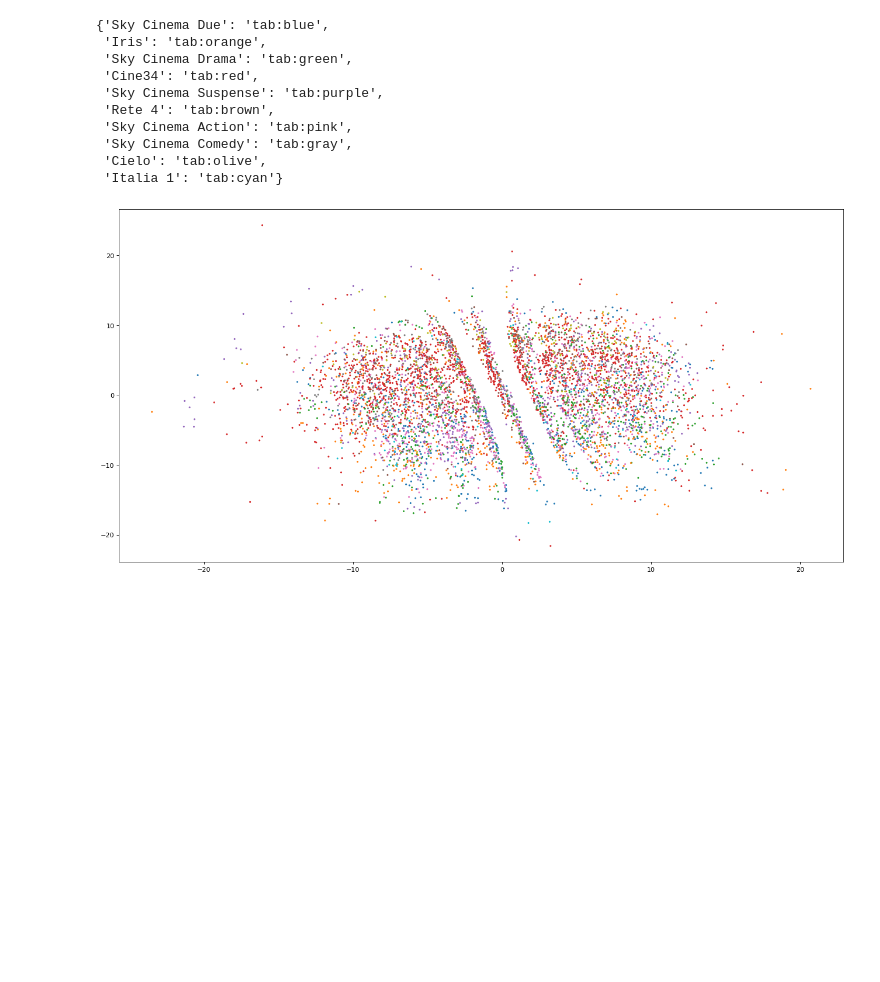
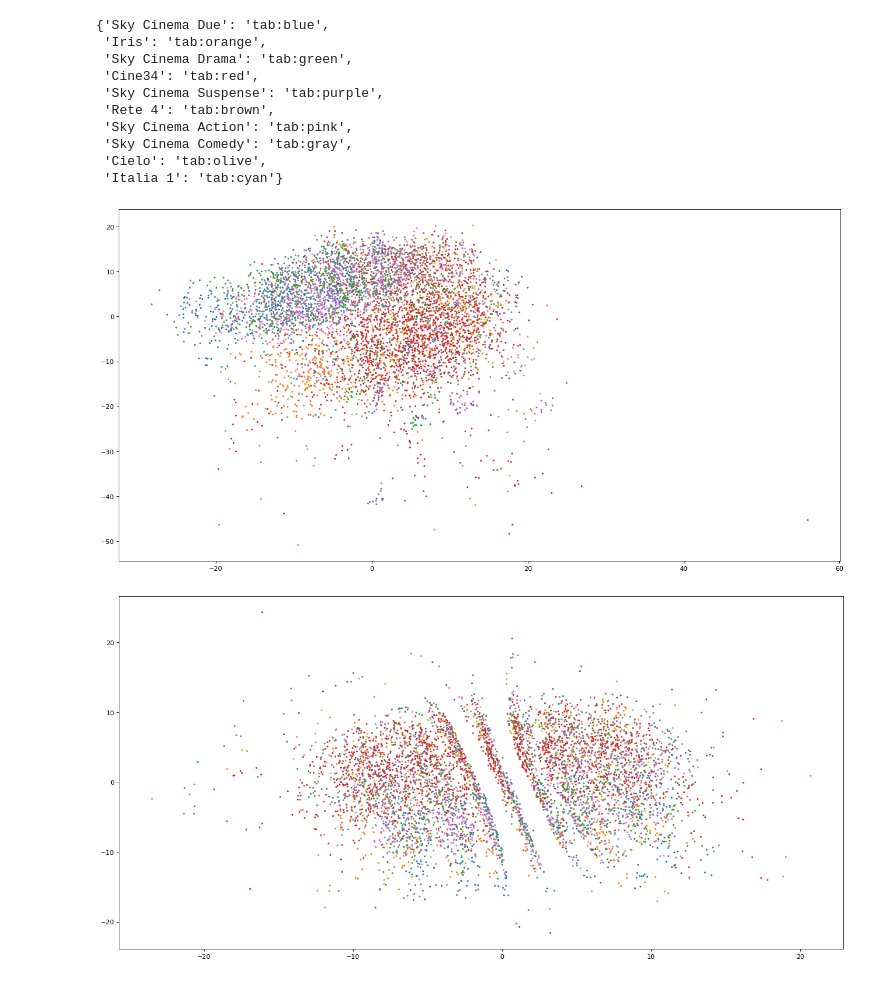
Before and after one commit to florin-git/TV-Movies-Visual-Analytics, a Jupyter notebook: mds.ipynb, the cells around one changed output. Cells and saved outputs as stored; diff of their text form; code cells hidden in the pictures; blank space fills up the shorter version.

```diff
--- a/mds.ipynb
+++ b/mds.ipynb
@@ -247,4 +241,13 @@ Saved the genres dissimilarity matrix to file so we don't need to re-compute it
 # with open('./dataset/MDS/dissM_genres.npy', 'rb') as f:
 #     dissM_genres = np.load(f)
 # %%
-dissM = dissM_days + dissM_months + dissM_daytimes + dissM_genres + dissM_day_numbers + dissM_durations + dissM_durations_with_advertising + dissM_years + dissM_ratings + dissM_advertising
+dissM = 2 * dissM_days + \
+        dissM_months + \
+        dissM_daytimes + \
+        dissM_genres + \
+        dissM_day_numbers + \
+        dissM_durations + \
+        2 * dissM_durations_with_advertising + \
+        dissM_years + \
+        2 * dissM_ratings + \
+        4 * dissM_advertising
@@ -289,3 +300,12 @@ colors
+# %%
+from matplotlib.pyplot import figure
+
+figure(figsize=(20, 10), dpi=80)
+
+plt.scatter(pos[:,0], pos[:,1], s=3, c=labels.map(colors))
+plt.show()
+# %% [output]
+[figure, added]
 # %%
 from matplotlib.pyplot import figure
 
```
Also changed, not shown: parts of 7 cells of this notebook, 4 other files.
